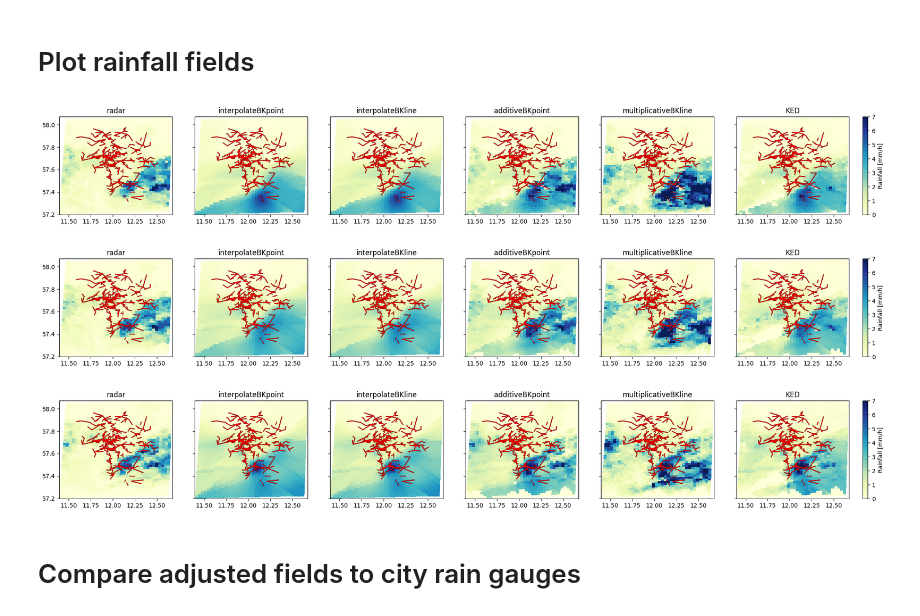
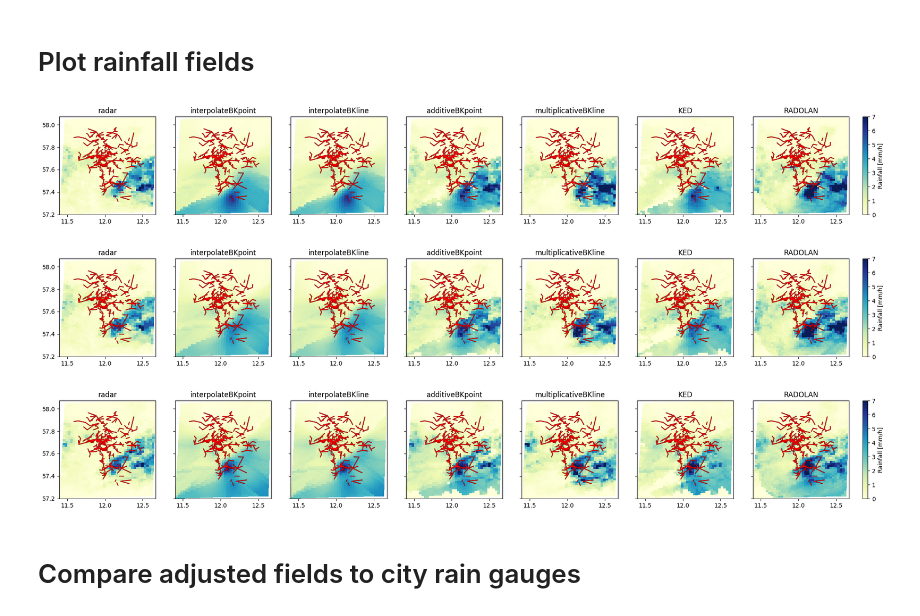
Before and after one commit to eoydvin/mergeplg, a Jupyter notebook: docs/notebooks/OpenMRG_case.ipynb, the cells around one changed output. Saved outputs shown, nothing was run; the diff lists cells and outputs as text; code cells hidden in the pictures.

```diff
--- a/docs/notebooks/OpenMRG_case.ipynb
+++ b/docs/notebooks/OpenMRG_case.ipynb
@@ -168,7 +168,7 @@ for time in ds_cmls.time.data:
         merger(
             ds_rad.sel(time=time).rainfall_radar,
             da_cmls=ds_cmls.sel(time=time).R,
-        )
+        ).rainfall
     )
 ds_rad["rainfall_additiveBKpoint"] = xr.concat(rainfall, dim="time")
 # %%
@@ -188,7 +188,7 @@ for time in ds_cmls.time.data:
         merger(
             ds_rad.sel(time=time).rainfall_radar,
             da_cmls=ds_cmls.sel(time=time).R,
-        )
+        ).rainfall
     )
 ds_rad["rainfall_multiplicativeBKline"] = xr.concat(rainfall, dim="time")
 # %%
@@ -207,9 +207,41 @@ for time in ds_cmls.time.data:
         merger(
             ds_rad.sel(time=time).rainfall_radar,
             da_cmls=ds_cmls.sel(time=time).R,
-        )
+        ).rainfall
     )
 ds_rad["rainfall_KED"] = xr.concat(rainfall, dim="time")
+# %%
+# RADOLAN adjustment
+# We reprojected lon and lat to x_grid and y_grid, but we still have x and y
+# in other projection. We overwrite x and y with the projected coordinates. This
+# is required because the "relevant stations" in our RADOLAN code, those that have
+# radar coverage, are simply labeled by checking min and max ranges of x and y.
+# Note that this is not 100% correct, because x_grid and y_grid are 2D and not
+# equidistant, but for this dataset here it does not make a difference because
+# the radar coverage is far larger than the area covered by the CMLs.
+ds_rad.coords["x"] = ds_rad.x_grid.isel(y=0).values
+ds_rad.coords["y"] = ds_rad.y_grid.isel(x=0).values
+
+merger = merge.MergeRADOLAN(
+    ds_rad=ds_rad.rainfall_radar,
+    ds_cmls=ds_cmls,
+    max_distance=30e3,
+    nnear=nnear,
+    idw_method="standard",
+    p=2,
+    grid_location_radar="lower_left",
+)
+
+rainfall = []
+for time in ds_cmls.time.data:
+    rainfall.append(
+        merger(
+            da_rad=ds_rad.sel(time=time).rainfall_radar,
+            da_cmls=ds_cmls.R.sel(time=time),
+            start_index_in_relevant_stations=0,
+        ).rainfall
+    )
+ds_rad["rainfall_RADOLAN"] = xr.concat(rainfall, dim="time")
 # %% [markdown]
 # Plot rainfall fields
 # %%
@@ -229,38 +261,39 @@ rainfall_fields = [
     "rainfall_additiveBKpoint",
     "rainfall_multiplicativeBKline",
     "rainfall_KED",
+    "rainfall_RADOLAN",
 ]
 
 for time in ds_cmls.sel(time=slice(time_start, time_end)).time[:3]:
     fig, ax = plt.subplots(1, len(rainfall_fields), figsize=(30, 3), sharey=True)
     for i, rainfall_field in enumerate(rainfall_fields):
         # Plot rainfall field
         im = ax[i].pcolormesh(
             ds_rad.lon,
             ds_rad.lat,
             ds_rad[rainfall_field].sel(time=time),
             vmin=0,
             vmax=vmax,
             cmap="YlGnBu",
         )
 
         # Plot postion CMLs
         plg.plot_map.plot_lines(
             ds_cmls,
             use_lon_lat=True,
             ax=ax[i],
             line_color="r",
         )
 
         ax[i].set_title(rainfall_field.split("_")[1])
 
     clb = fig.colorbar(im, ax=ax, location="right", anchor=(-0.25, 1.0))
     clb.ax.set_ylabel("Rainfall [mm/h]")
     plt.show()
 # %% [output]
-[figure, old version]
+[figure, new version]
-[figure, old version]
+[figure, new version]
-[figure, old version]
+[figure, new version]
 # %% [markdown]
 # Compare adjusted fields to city rain gauges
 # %%
```
Also changed, not shown: parts of 5 cells of this notebook, 1 other file.
